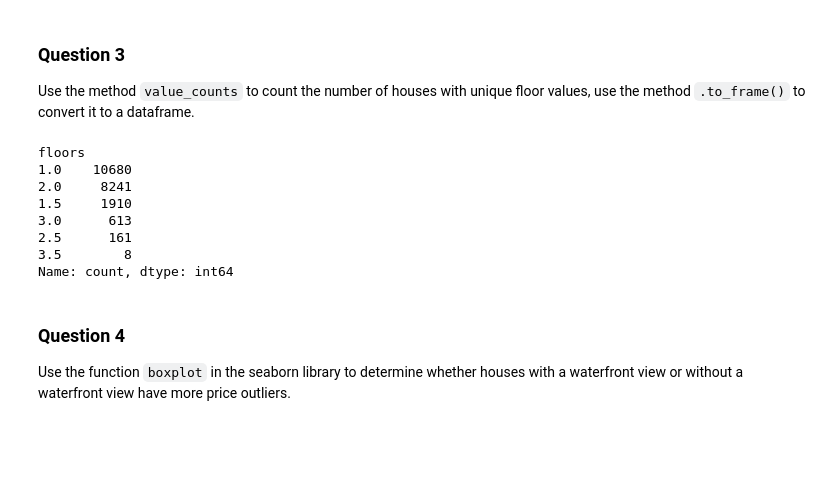
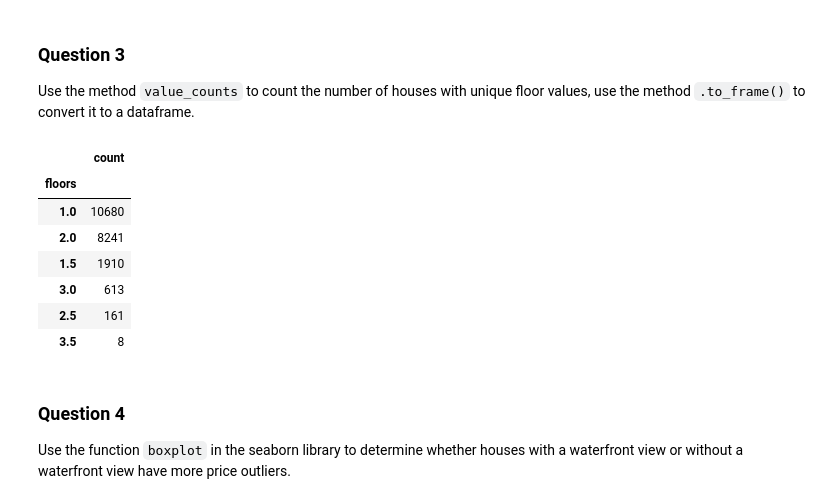
Before and after one commit to eusha54/ibm_data_science, a Jupyter notebook: 07_data_analysis_with_python/06-final_project-exploratory_data_analysis/02-final_project-House_Sales_in_King_Count_USA.ipynb, the cells around one changed output. Drawn from its saved outputs; the diff is of its cells as text; code cells hidden in the pictures; blank space fills up the shorter version.

```diff
--- a/07_data_analysis_with_python/06-final_project-exploratory_data_analysis/02-final_project-House_Sales_in_King_Count_USA.ipynb
+++ b/07_data_analysis_with_python/06-final_project-exploratory_data_analysis/02-final_project-House_Sales_in_King_Count_USA.ipynb
@@ -207,16 +210,16 @@ number of NaN values for the column bathrooms : 0
 
 Use the method <code>value_counts</code> to count the number of houses with unique floor values, use the method <code>.to_frame()</code> to convert it to a dataframe.
 # %%
-df["floors"].value_counts()
+df["floors"].value_counts().to_frame()
 # %% [output]
-floors
-1.0    10680
-2.0     8241
-1.5     1910
-3.0      613
-2.5      161
-3.5        8
-Name: count, dtype: int64
+|  | count |
+| floors |  |
+| 1.0 | 10680 |
+| 2.0 | 8241 |
+| 1.5 | 1910 |
+| 3.0 | 613 |
+| 2.5 | 161 |
+| 3.5 | 8 |
 # %% [markdown]
 ### Question 4
 
```
Also changed, not shown: parts of 6 cells of this notebook.
